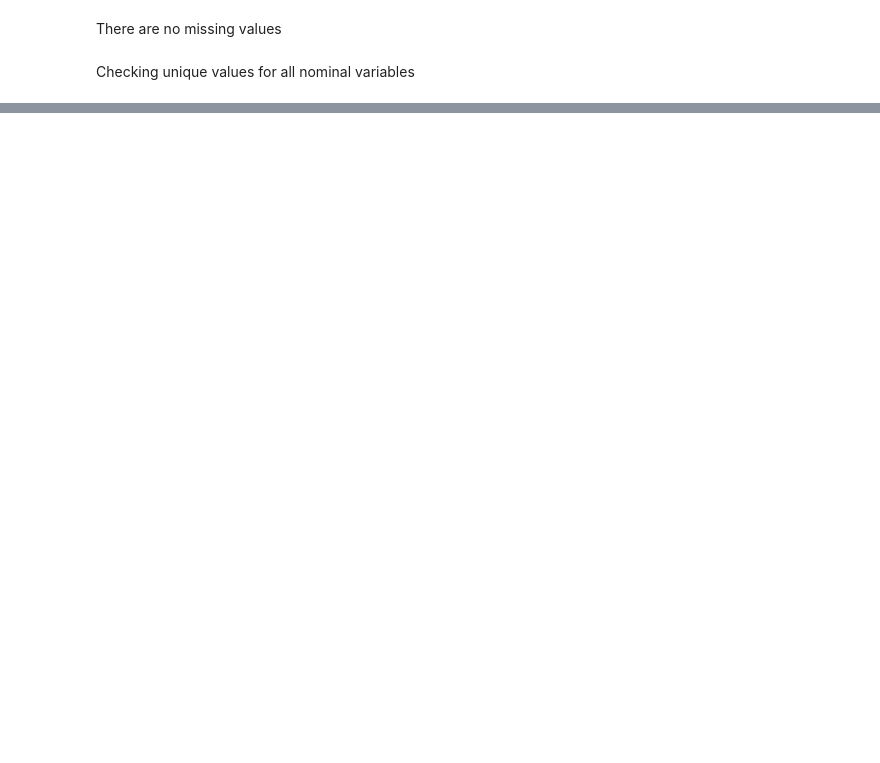
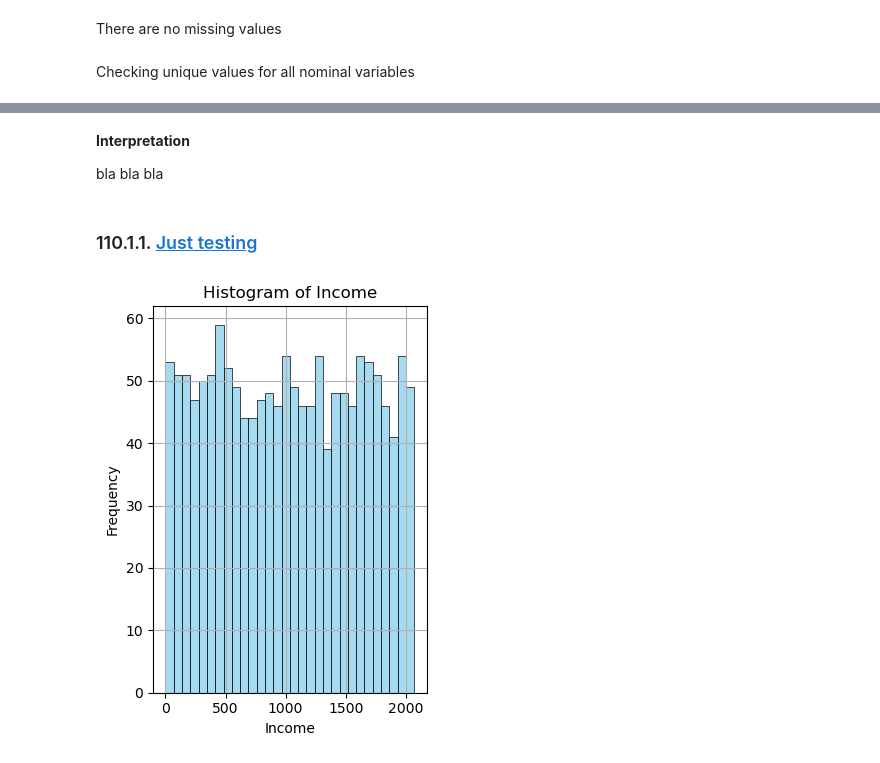
Before and after one commit to Niklasjkd/Assignment-B15, a Jupyter notebook: 2766_2526_assignment_1.ipynb, the cells around one changed output, grey strips where cells are left out. Saved outputs shown, nothing was run; the diff lists cells and outputs as text; code cells hidden in the pictures; blank space fills up the shorter version.

```diff
--- a/2766_2526_assignment_1.ipynb
+++ b/2766_2526_assignment_1.ipynb
@@ -227,0 +262,4 @@ McFadden Pseudo R² ≈ 0.077, Accuracy ≈ 0.839, ROC-AUC ≈ 0.621
+# %% [markdown]
+**Interpretation**
+
+bla bla bla
@@ -227,0 +295,16 @@ McFadden Pseudo R² ≈ 0.077, Accuracy ≈ 0.839, ROC-AUC ≈ 0.621
+# %% [markdown]
+### 110.1.1. <a id='toc3_1_1_'></a>[Just testing](#toc0_)
+# %%
+
+
+plt.subplot(1, 2, 1)
+sns.histplot(csv_data['EmployeeNumber'], bins=30, kde=False, color='skyblue')
+plt.title('Histogram of Income')
+plt.xlabel('Income')
+plt.ylabel('Frequency')
+plt.grid(True)
+
+plt.tight_layout()
+plt.show()
+# %% [output]
+[figure, added]
```
Also changed, not shown: parts of 14 cells of this notebook.
